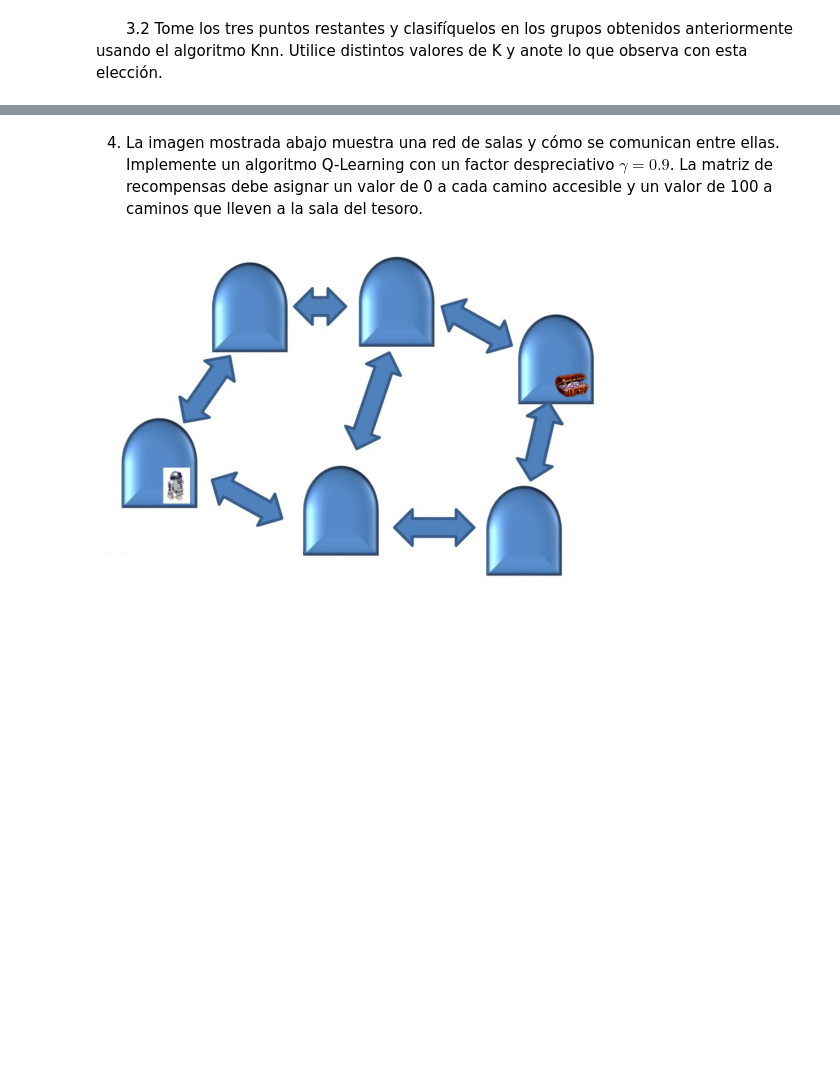
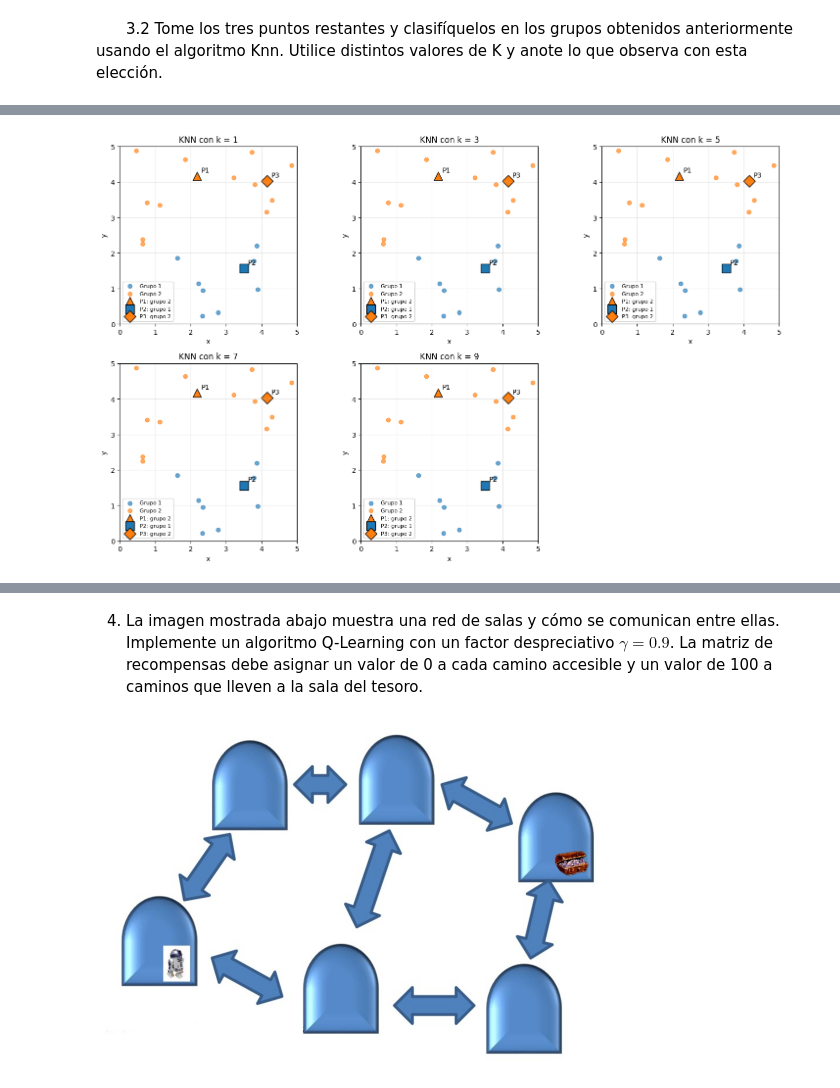
Before and after one commit to fcaprioli2004/IA_1_grupo1, a Jupyter notebook: TP8/TP8.ipynb, the cells around one changed output, grey strips where cells are left out. Drawn from its saved outputs; the diff is of its cells as text; code cells hidden in the pictures; blank space fills up the shorter version.

```diff
--- a/TP8/TP8.ipynb
+++ b/TP8/TP8.ipynb
@@ -487,0 +754,95 @@ Si podés ejecutar el código, verificá que funcione y basá las conclusiones e
+# %%
+def clasificar_knn(punto, datos, etiquetas, k):
+    # Distancia del punto nuevo a cada punto de referencia.
+    distancias = np.linalg.norm(datos - punto, axis=1)
+
+    # Orden estable: si hay distancias iguales, conserva el orden original.
+    vecinos = np.argsort(distancias, kind="stable")[:k]
+
+    # Contamos los votos de los dos grupos.
+    votos = np.bincount(etiquetas[vecinos], minlength=2)
+
+    # Elegimos el grupo con mayor cantidad de votos.
+    grupo = np.argmax(votos)
+
+    return grupo, votos
+
+
+valores_k = [1, 3, 5, 7, 9]
+
+# Cada fila corresponde a un valor de k.
+# Cada columna corresponde a P1, P2 o P3.
+resultados = np.zeros((len(valores_k), 3), dtype=int)
+
+print("Clasificación y cantidad de vecinos de cada grupo:\n")
+print(
+    f"{'Punto':<8}{'k':<6}{'Votos grupo 1':<18}"
+    f"{'Votos grupo 2':<18}{'Grupo asignado'}"
+)
+
+for fila, k in enumerate(valores_k):
+    for i, punto in enumerate(puntos_nuevos):
+        grupo, votos = clasificar_knn(
+            punto, puntos_grupos, etiquetas, k
+        )
+
+        resultados[fila, i] = grupo
+
+        print(
+            f"{'P' + str(i + 1):<8}{k:<6}{votos[0]:<18}"
+            f"{votos[1]:<18}{grupo + 1}"
+        )
+
+# Comparamos gráficamente los cinco valores de k.
+fig, ejes = plt.subplots(2, 3, figsize=(15, 9))
+
+for fila, k in enumerate(valores_k):
+    eje = ejes.flat[fila]
+
+    # Los 20 puntos conservan las etiquetas obtenidas con K-means.
+    for grupo in range(2):
+        miembros = puntos_grupos[etiquetas == grupo]
+
+        eje.scatter(
+            miembros[:, 0],
+            miembros[:, 1],
+            color=colores[grupo],
+            alpha=0.65,
+            label=f"Grupo {grupo + 1}",
+        )
+
+    # El color de cada punto nuevo indica la clasificación de KNN.
+    for i, punto in enumerate(puntos_nuevos):
+        grupo = resultados[fila, i]
+
+        eje.scatter(
+            *punto,
+            color=colores[grupo],
+            marker=marcadores[i],
+            s=150,
+            edgecolor="black",
+            label=f"P{i + 1}: grupo {grupo + 1}",
+        )
+
+        eje.annotate(
+            f"P{i + 1}",
+            punto,
+            xytext=(6, 6),
+            textcoords="offset points",
+        )
+
+    eje.set_title(f"KNN con k = {k}")
+    eje.set_xlabel("x")
+    eje.set_ylabel("y")
+    eje.set_xlim(0, 5)
+    eje.set_ylim(0, 5)
+    eje.set_aspect("equal")
+    eje.grid(alpha=0.3)
+    eje.legend(fontsize=8)
+
+# Solo necesitamos cinco gráficos.
+ejes.flat[5].axis("off")
+
+plt.tight_layout()
+plt.show()
+# %% [output]
@@ -487,0 +867 @@ Si podés ejecutar el código, verificá que funcione y basá las conclusiones e
+[figure, added]
```
Also changed, not shown: parts of 8 cells of this notebook.
